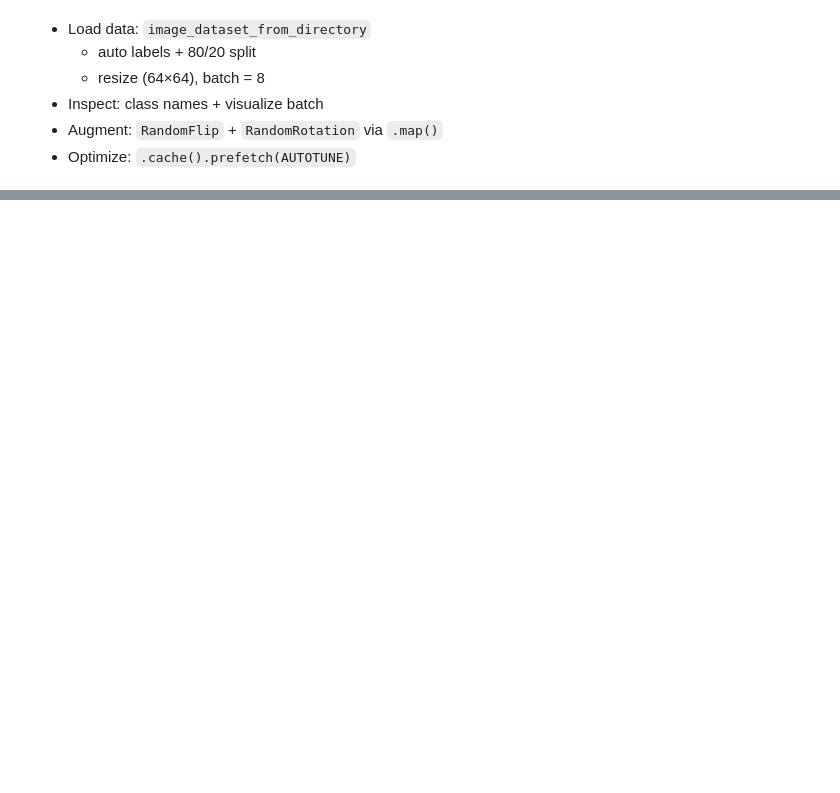
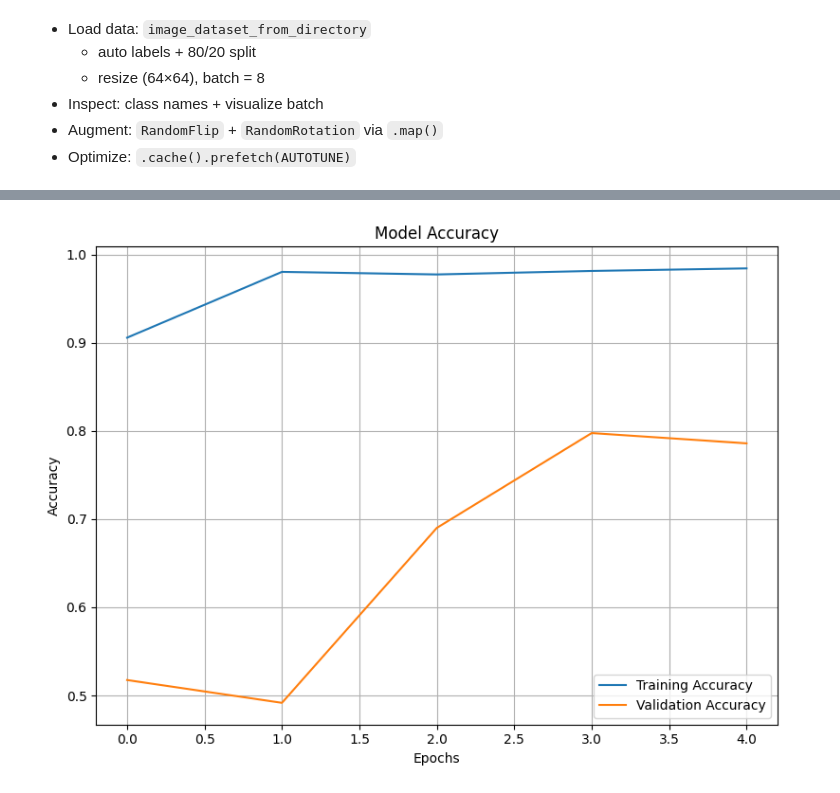
Before and after one commit to SutikshanUpman/Land-classification-system, a Jupyter notebook: notebooks/03_keras_utility_pipeline.ipynb, the cells around one changed output, grey strips where cells are left out. Saved outputs shown, nothing was run; the diff lists cells and outputs as text; code cells hidden in the pictures; blank space fills up the shorter version.

```diff
--- a/notebooks/03_keras_utility_pipeline.ipynb
+++ b/notebooks/03_keras_utility_pipeline.ipynb
@@ -97,0 +256,5 @@ Dataset is now configured for high performance!
+# %%
+loss = "binary_crossentropy"
+model.compile(optimizer=Adam(learning_rate=lr),
+              loss=loss,
+              metrics=["accuracy"])
@@ -97,0 +286,8 @@ Dataset is now configured for high performance!
+# %%
+checkpoint_cb = ModelCheckpoint(
+    filepath=model_name,
+    monitor='val_accuracy',
+    mode='max',
+    save_best_only=True,
+    verbose=1
+)
@@ -97,0 +296,12 @@ Dataset is now configured for high performance!
+# %%
+print(f"Training on : ==={device}=== with batch size: {batch_size} & lr: {lr}")
+
+fit = model.fit(
+    train_generator,
+    epochs= n_epochs,
+    steps_per_epoch = steps_per_epoch,
+    validation_data=(validation_generator),
+    validation_steps = validation_steps,
+    callbacks=[checkpoint_cb],
+    verbose=1
+)
@@ -97,0 +361,15 @@ Dataset is now configured for high performance!
+# %%
+fig, axs = plt.subplots(figsize=(8, 6))
+
+axs.plot(fit.history['accuracy'], label='Training Accuracy')
+axs.plot(fit.history['val_accuracy'], label='Validation Accuracy')
+axs.set_title('Model Accuracy')
+axs.set_xlabel('Epochs')
+axs.set_ylabel('Accuracy')
+axs.legend()
+axs.grid(True)
+
+plt.tight_layout()
+plt.show()
+# %% [output]
+[figure, added]
```
Also changed, not shown: parts of 24 cells of this notebook.
